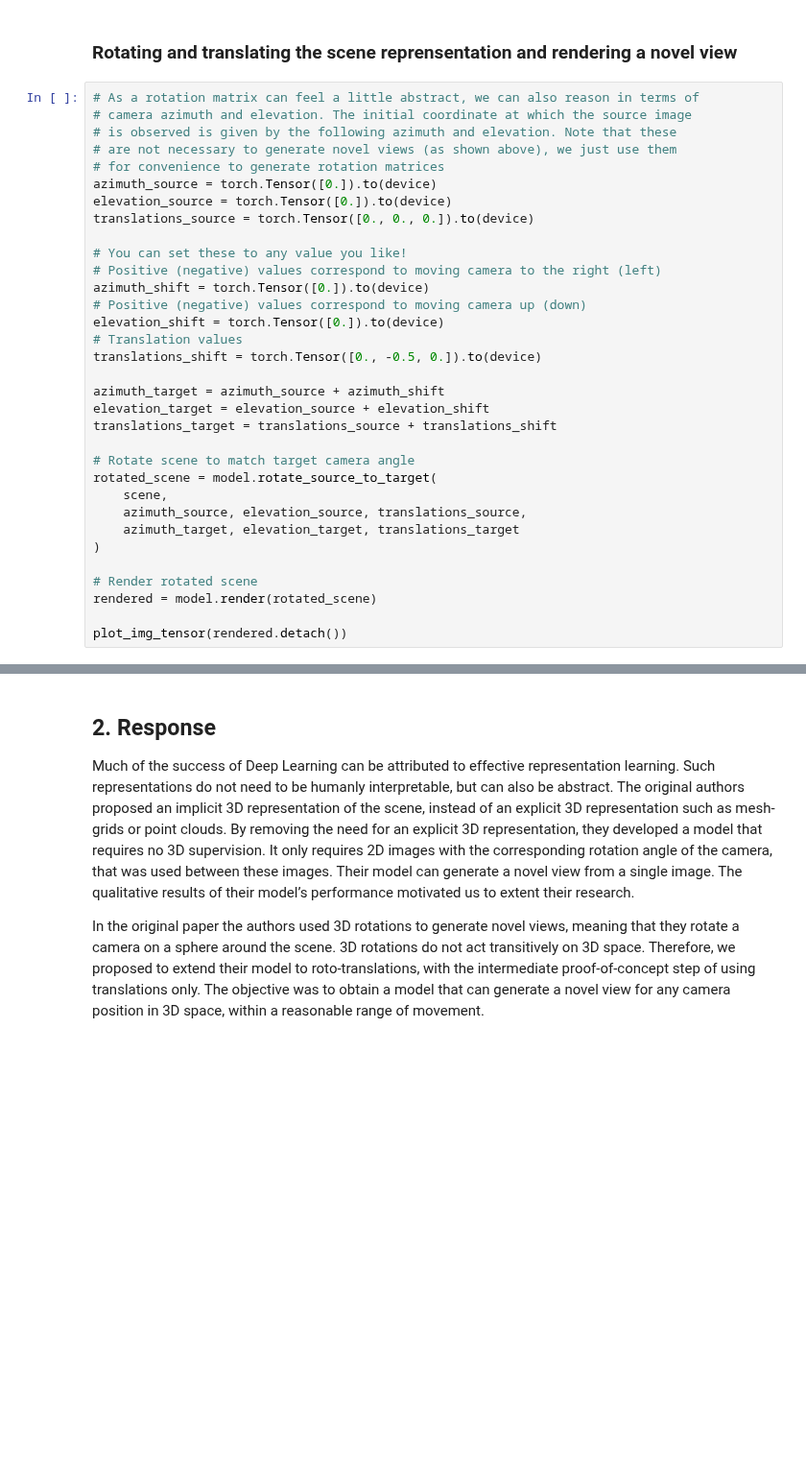
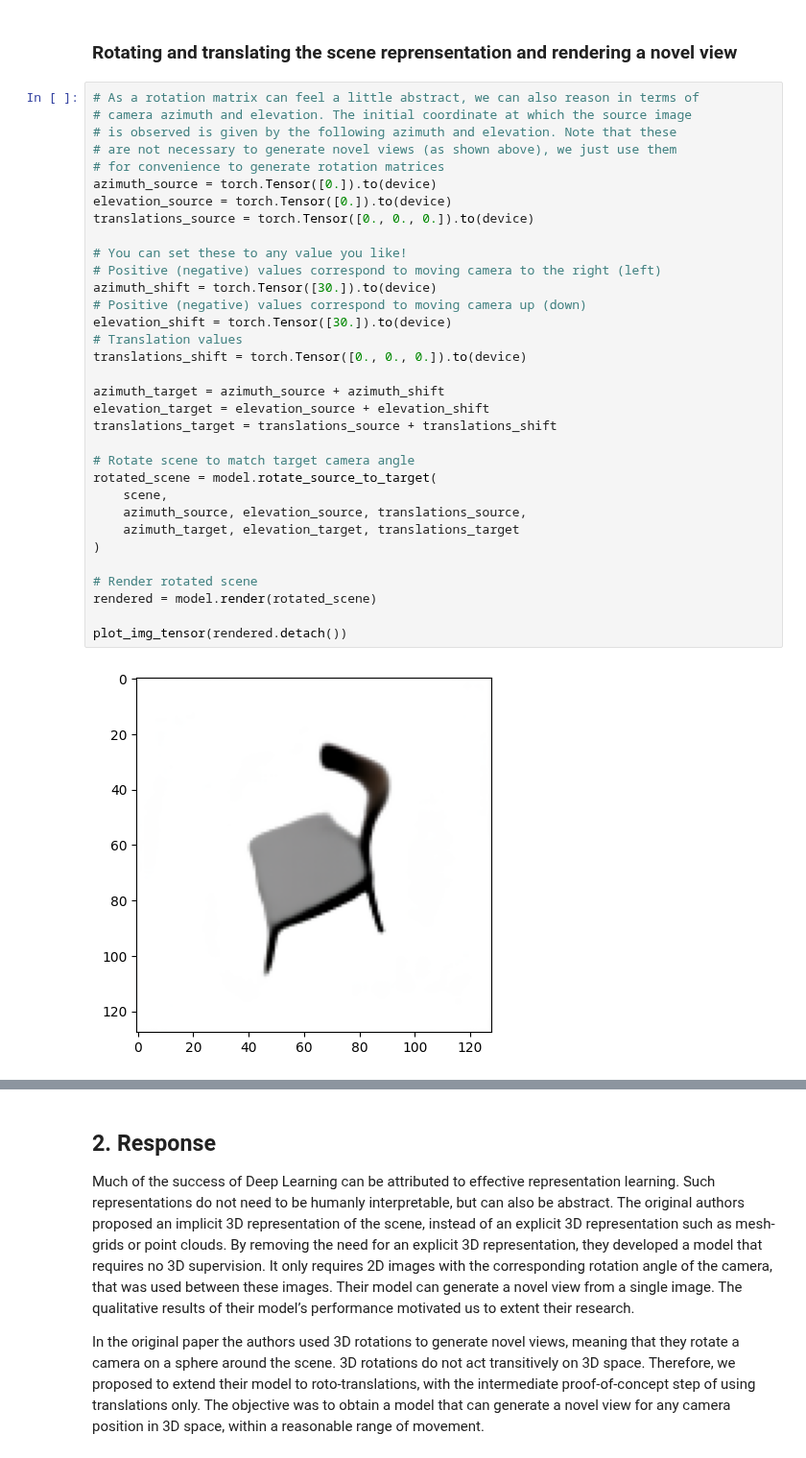
Before and after one commit to elidub/equiv-neural-rendering, a Jupyter notebook: EquivariantNR.ipynb, the cells around one changed output, grey strips where cells are left out. Shown at 96% size. Saved outputs shown, nothing was run; the diff lists cells and outputs as text; blank space fills up the shorter version.

```diff
--- a/EquivariantNR.ipynb
+++ b/EquivariantNR.ipynb
@@ -66,36 +71,38 @@ org = rendered.detach().clone()
 # %%
 # As a rotation matrix can feel a little abstract, we can also reason in terms of
 # camera azimuth and elevation. The initial coordinate at which the source image
 # is observed is given by the following azimuth and elevation. Note that these
 # are not necessary to generate novel views (as shown above), we just use them
 # for convenience to generate rotation matrices
 azimuth_source = torch.Tensor([0.]).to(device)
 elevation_source = torch.Tensor([0.]).to(device)
 translations_source = torch.Tensor([0., 0., 0.]).to(device)
 
 # You can set these to any value you like!
 # Positive (negative) values correspond to moving camera to the right (left)
-azimuth_shift = torch.Tensor([0.]).to(device)
+azimuth_shift = torch.Tensor([30.]).to(device)
 # Positive (negative) values correspond to moving camera up (down)
-elevation_shift = torch.Tensor([0.]).to(device)
+elevation_shift = torch.Tensor([30.]).to(device)
 # Translation values
-translations_shift = torch.Tensor([0., -0.5, 0.]).to(device)
+translations_shift = torch.Tensor([0., 0., 0.]).to(device)
 
 azimuth_target = azimuth_source + azimuth_shift
 elevation_target = elevation_source + elevation_shift
 translations_target = translations_source + translations_shift
 
 # Rotate scene to match target camera angle
 rotated_scene = model.rotate_source_to_target(
     scene,
     azimuth_source, elevation_source, translations_source,
     azimuth_target, elevation_target, translations_target
 )
 
 # Render rotated scene
 rendered = model.render(rotated_scene)
 
 plot_img_tensor(rendered.detach())
+# %% [output]
+[figure, added]
 # %% [markdown]
 ## 1. Introduction
 
```
Also changed, not shown: parts of 18 cells of this notebook.
